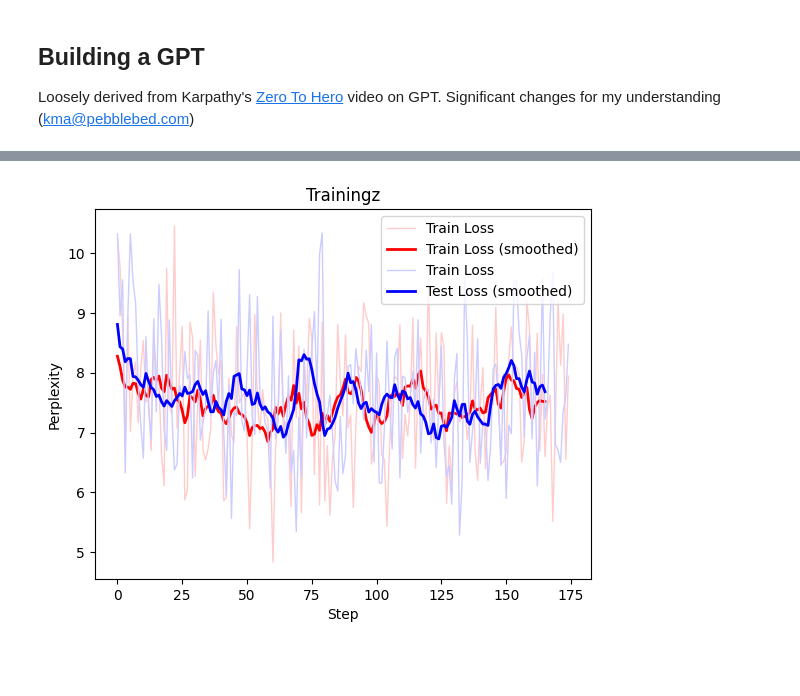
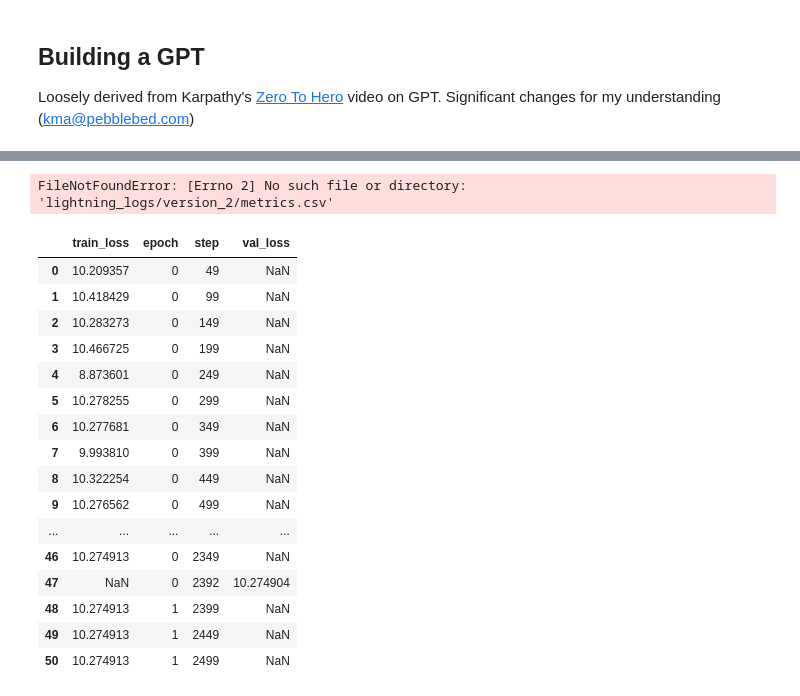
Before and after one commit to kmapb/microlm, a Jupyter notebook: Conv_Text.ipynb, the cells around one changed output, grey strips where cells are left out. Cells and saved outputs as stored; diff of their text form; code cells hidden in the pictures; blank space fills up the shorter version.

```diff
--- a/Conv_Text.ipynb
+++ b/Conv_Text.ipynb
@@ -27,27 +27,48 @@ Requirement already satisfied: urllib3<1.27,>=1.21.1 in ./.venv/lib/python3.10/s
 Requirement already satisfied: pytz>=2020.1 in ./.venv/lib/python3.10/site-packages (from pandas->datasets) (2022.7.1)
 Note: you may need to restart the kernel to use updated packages.
 # %%
-tdat = torch.load('training-log.pt')
-train = torch.tensor(tdat['train']).cpu().numpy()
-test = torch.tensor(tdat['test']).cpu().numpy()
-(train, test)
+import pandas as pd
+import numpy as np
 
-import matplotlib.pyplot as plt
+tdat = pd.read_csv('lightning_logs/version_0/metrics.csv')
+train = tdat.train_loss[~np.isnan(tdat.train_loss)]
+val = tdat.val_loss[~np.isnan(tdat.val_loss)]
+if True:
+    import matplotlib.pyplot as plt
 
-xspace = np.linspace(0, len(train), len(train))
-fsz = max(10, len(train)//10)
-filter = np.ones(fsz)/fsz
+    xspace = np.linspace(0, len(train), len(train))
+    fsz = max(5, len(train)//10)
+    filter = np.ones(fsz)/fsz
 
-plt.plot( train, label = 'Train Loss', color='#fcc', linewidth=1)
-plt.plot( np.convolve(train, filter, mode='valid'), label = 'Train Loss (smoothed)', color='r', linewidth=2)
+    plt.plot( train, label = 'Train Loss', color='#fcc', linewidth=1)
+    plt.plot( np.convolve(train, filter, mode='valid'), label = 'Train Loss (smoothed)', color='r', linewidth=2)
+    plt.plot( val, label = 'Val\'n Loss', color='#ccf', linewidth=1)
+    plt.plot( np.convolve(val, filter, mode='valid'), label = 'Val\'n Loss (smoothed)', color='b', linewidth=2)
 
-plt.plot( test, label = 'Train Loss', color='#ccf', linewidth=1)
-plt.plot( np.convolve(test, filter, mode='valid'), label = 'Test Loss (smoothed)', color='b', linewidth=2)
-
-plt.xlabel('Step')
-plt.ylabel('Perplexity')
-plt.legend(loc='upper right')
-plt.title('Trainingz')
-plt.show()
+    plt.xlabel('Step')
+    plt.ylabel('Perplexity')
+    plt.legend(loc='upper right')
+    plt.title('Trainingz')
+    plt.show()
 # %% [output]
-[figure, removed]
+FileNotFoundError: [Errno 2] No such file or directory: 'lightning_logs/version_2/metrics.csv'
+# %%
+tdat
+# %% [output]
+|  | train_loss | epoch | step | val_loss |
+| 0 | 10.209357 | 0 | 49 | NaN |
+| 1 | 10.418429 | 0 | 99 | NaN |
+| 2 | 10.283273 | 0 | 149 | NaN |
+| 3 | 10.466725 | 0 | 199 | NaN |
+| 4 | 8.873601 | 0 | 249 | NaN |
+| 5 | 10.278255 | 0 | 299 | NaN |
+| 6 | 10.277681 | 0 | 349 | NaN |
+| 7 | 9.993810 | 0 | 399 | NaN |
+| 8 | 10.322254 | 0 | 449 | NaN |
+| 9 | 10.276562 | 0 | 499 | NaN |
+| ... | ... | ... | ... | ... |
+| 46 | 10.274913 | 0 | 2349 | NaN |
+| 47 | NaN | 0 | 2392 | 10.274904 |
+| 48 | 10.274913 | 1 | 2399 | NaN |
+| 49 | 10.274913 | 1 | 2449 | NaN |
+| 50 | 10.274913 | 1 | 2499 | NaN |
```
Also changed, not shown: parts of 1 cell of this notebook, 3 other files.
